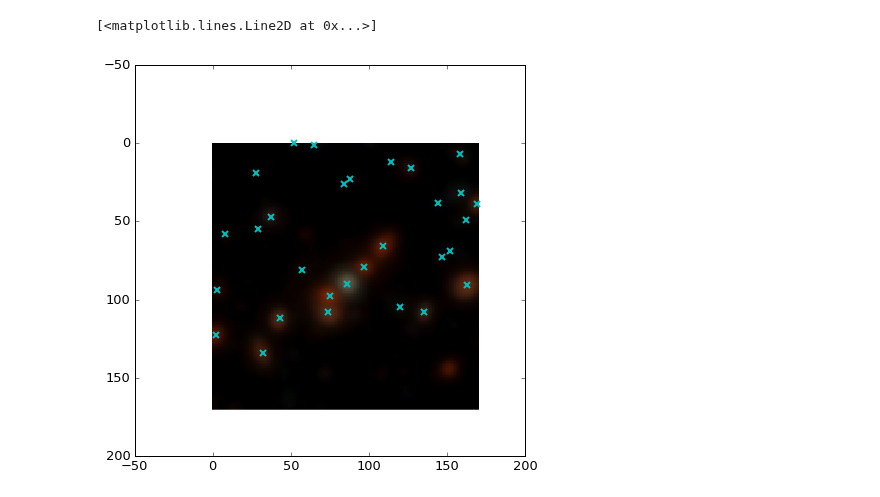
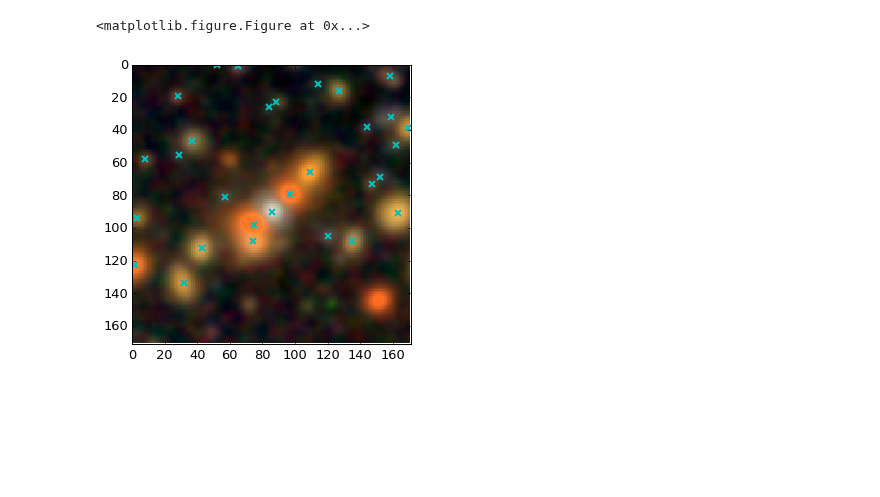
Before and after one commit to lsst/meas_deblender, a Jupyter notebook: examples/testSingleHsc.ipynb, the cells around one changed output. Drawn from its saved outputs; the diff is of its cells as text; code cells hidden in the pictures; blank space fills up the shorter version.

```diff
--- a/examples/testSingleHsc.ipynb
+++ b/examples/testSingleHsc.ipynb
@@ -32,23 +40,29 @@ log.setLevel("", log.INFO)
 # %%
 from astropy.table import Table
 from astropy.io import fits
 
 filters = ["g", "r", "i", "z"]
 
 dataPath = os.path.abspath(os.path.join(lsst.utils.getPackageDir("testdata_deblender"),
                                         'real_data', 'cosmos_examples'))
 
 peakTable = Table.read(os.path.join(dataPath, "example_26_cat.fits"))
 imageList = []
 for f in filters:
     img = fits.open(os.path.join(dataPath, "example_26_{0}.fits".format(f)))[0].data
     imageList.append(img)
 images = np.array([i.tolist() for i in imageList])
 peaks = [(peak["x"], peak["y"]) for peak in peakTable]
 plt.figure(figsize=(7,7))
-img = display.imagesToRgb(images, contrast=10)
-plt.imshow(img)
-plt.plot(peakTable["x"], peakTable["y"], "cx", mew=2)
+#img = display.imagesToRgb(images, contrast=10)
+#plt.imshow(img)
+fig = plt.figure(figsize=(5,5))
+ax = fig.add_subplot(1,1,1)
+display.plotColorImage(images, ax=ax, show=False)
+ax.plot(peakTable["x"], peakTable["y"], "cx", mew=2)
+ax.set_xlim([0,images.shape[2]])
+ax.set_ylim([images.shape[1], 0])
+plt.show()
 # %% [output]
-[<matplotlib.lines.Line2D at 0x...>]
+<matplotlib.figure.Figure at 0x...>
-[figure, old version]
+[figure, new version]
```
Also changed, not shown: parts of 7 cells of this notebook, 2 other files.
